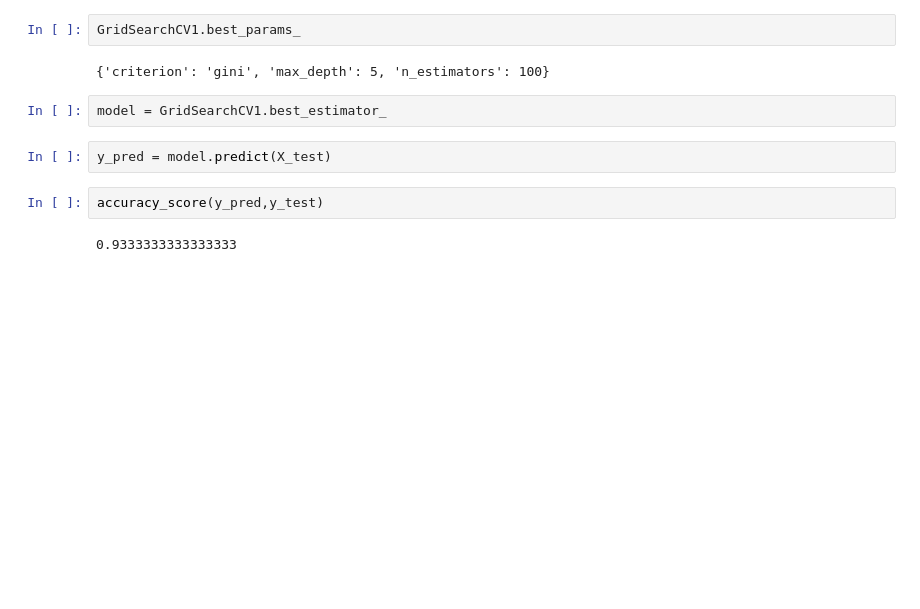
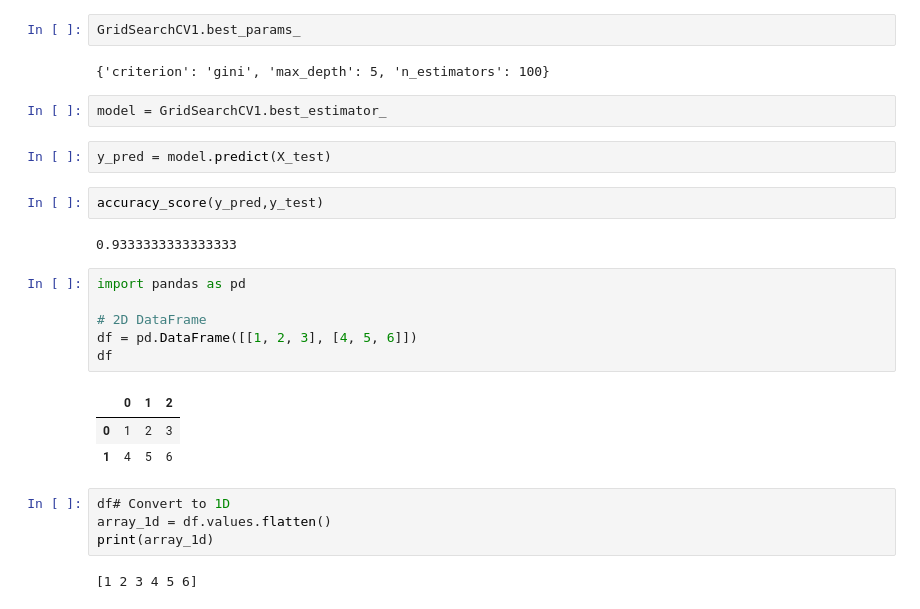
Before and after one commit to ChetanFernandes/Wafer-Fault-Detection, a Jupyter notebook: notebooks/data/EDA.ipynb, the cells around one changed output. Drawn from its saved outputs; the diff is of its cells as text; blank space fills up the shorter version.

Commit message:
Data Transformation completed

```diff
--- a/notebooks/data/EDA.ipynb
+++ b/notebooks/data/EDA.ipynb
@@ -862,3 +914,19 @@ y_pred = model.predict(X_test)
 accuracy_score(y_pred,y_test)
 # %% [output]
 0.9333333333333333
+# %%
+import pandas as pd
+
+# 2D DataFrame
+df = pd.DataFrame([[1, 2, 3], [4, 5, 6]])
+df
+# %% [output]
+|  | 0 | 1 | 2 |
+| 0 | 1 | 2 | 3 |
+| 1 | 4 | 5 | 6 |
+# %%
+df# Convert to 1D
+array_1d = df.values.flatten()
+print(array_1d)
+# %% [output]
+[1 2 3 4 5 6]
```
Also changed, not shown: parts of 4 cells of this notebook, 6 other files.
